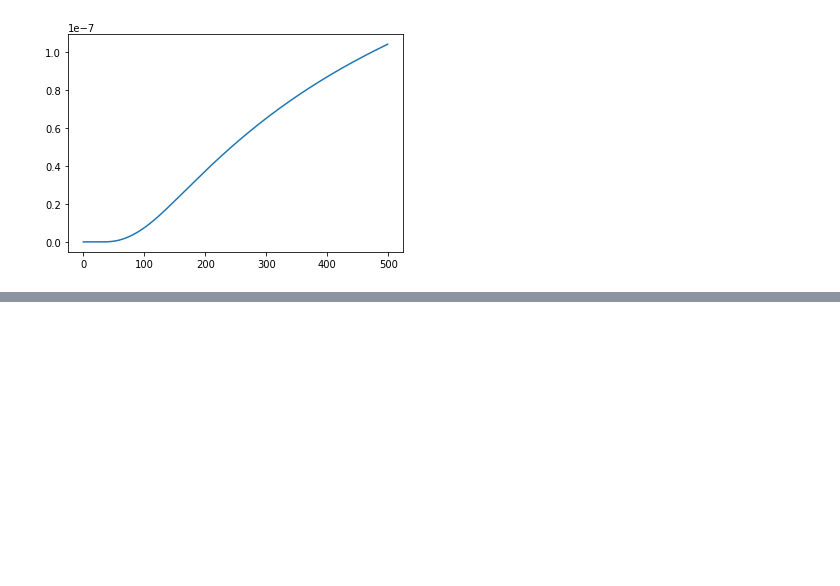
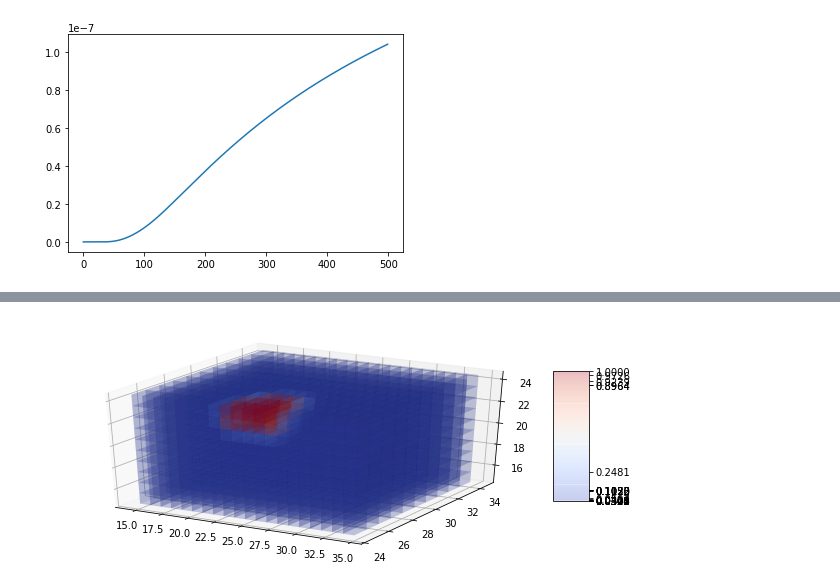
Before and after one commit to thoangtrvn/CSD_Modeling, a Jupyter notebook: CSD_3D_model.ipynb, the cells around one changed output, grey strips where cells are left out. Drawn from its saved outputs; the diff is of its cells as text; code cells hidden in the pictures; blank space fills up the shorter version.

```diff
--- a/CSD_3D_model.ipynb
+++ b/CSD_3D_model.ipynb
@@ -86,0 +107,2 @@ plotMatrix(ax, range(50), range(50), range(50),L, cmap="coolwarm", cax = ax_cb)
+# %%
+C = np.ones((50,50,50))
@@ -401,16 +429,7 @@ import pymp
 # %%
-# initial = True
-
-result_point_value=pymp.shared.array((clamping_radius.shape[0]*clamping_value.shape[0],maxIter,3))
-result_R_value=pymp.shared.array((clamping_radius.shape[0]*clamping_value.shape[0],maxIter,3))
-
-with pymp.Parallel(19) as p:
-    for x in p.range(clamping_radius.shape[0]*clamping_value.shape[0]):
-
-        print(x)
-
-        i = int(x/clamping_value.shape[0])
-        j = int(x - i*clamping_value.shape[0])
+initial = True
+for i in range(clamping_radius.shape[0]):
+    for j in range(clamping_value.shape[0]):
 
         foucs_loc=np.array([[int(lenX/2),int(lenY/2),int(lenZ/2)],
                             [int(lenX/2+clamping_radius[i]),int(lenY/2+clamping_radius[i]),int(lenZ/2+clamping_radius[i])],
@@ -421,10 +440,7 @@ with pymp.Parallel(19) as p:
                              foucs_loc, K, Kt, R, Rt,
                              Kr, Kr, Kr, Kr, Kr, Kr)
 
-        result_point_value[i*clamping_value.shape[0]+j,:,:] = point_value
-        result_R_value[i*clamping_value.shape[0]+j,:,:] = R_value
+        result_point_value = point_value if initial else np.vstack((result_point_value,point_value))
+        result_R_value = R_value if initial else np.vstack((result_R_value,R_value))
 
-#             result_point_value = point_value if initial else np.vstack((result_point_value,point_value))
-#             result_R_value = R_value if initial else np.vstack((result_R_value,R_value))
-
-#             initial = False
+        initial = False
@@ -503,0 +613,7 @@ plt.plot(R_value[:,1])
+# %%
+fig = plt.figure(figsize=(10,4))
+ax = fig.add_axes([0.1, 0.1, 0.7, 0.8], projection='3d')
+ax_cb = fig.add_axes([0.8, 0.3, 0.05, 0.45])
+plotMatrix(ax, range(15, 35), range(25, 35), range(15, 25),record_K[52,15:35,25:35,15:25], cmap=cm.coolwarm, cax = ax_cb)
+# %% [output]
+[figure, added]
```
Also changed, not shown: parts of 34 cells of this notebook.
